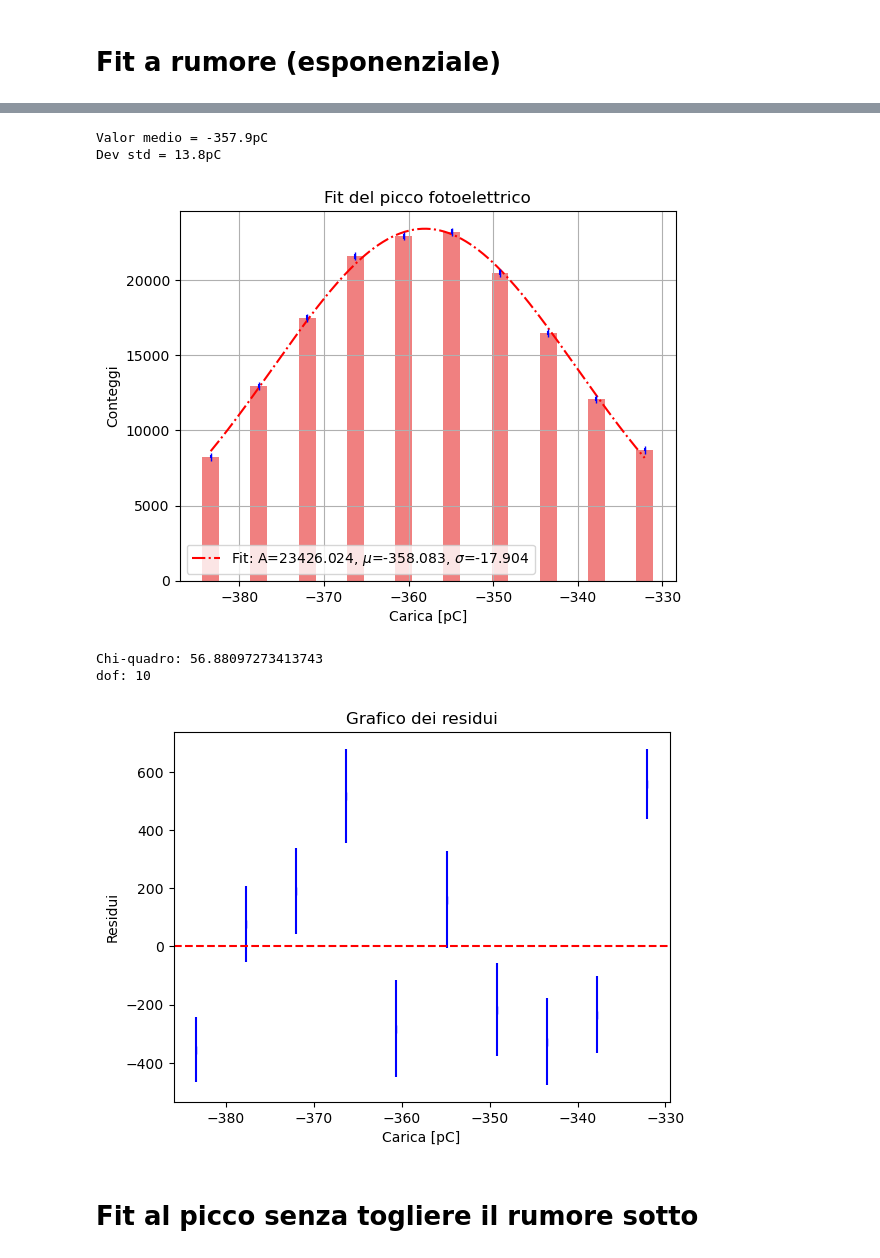
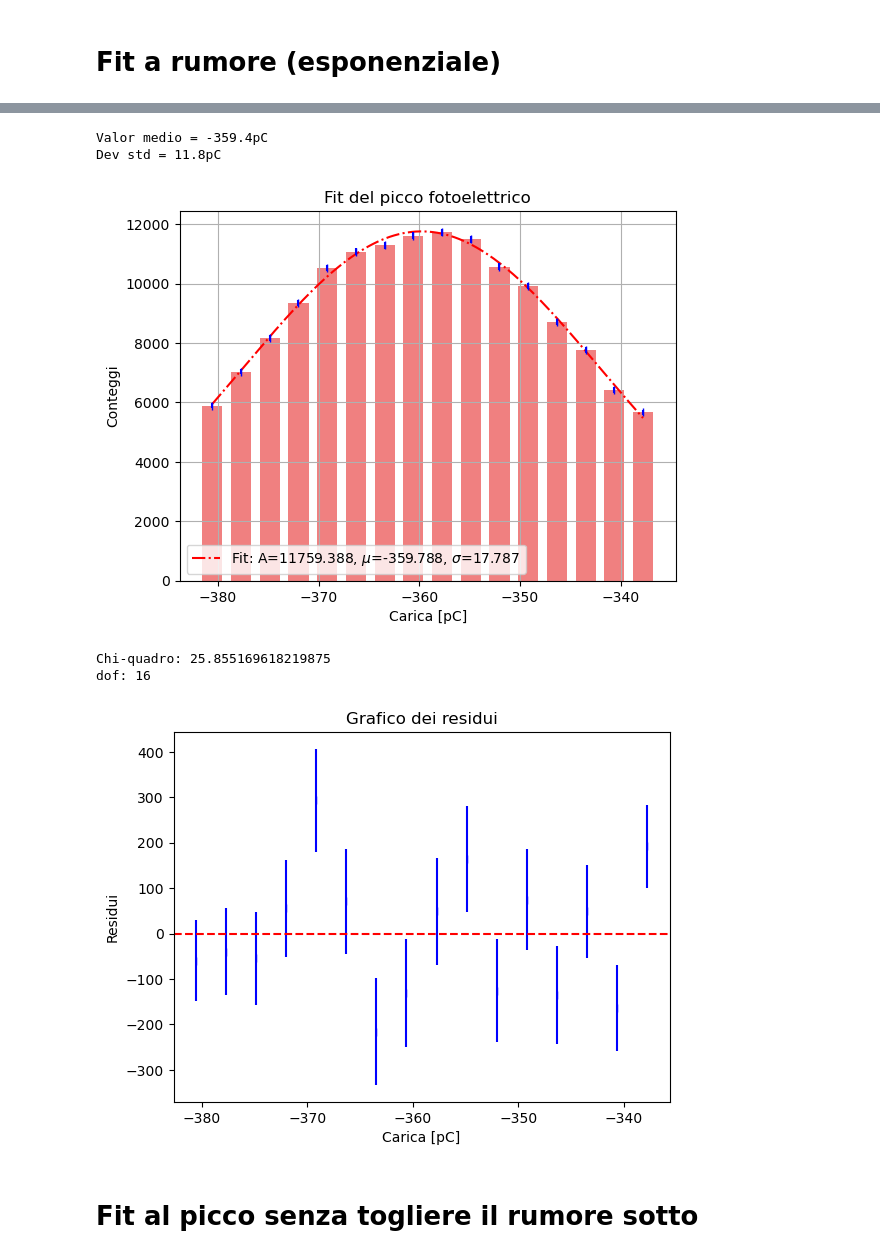
Before and after one commit to 0-DvD-0/Sfera, a Jupyter notebook: Jupyter/SpectrumAnalysis_ch9.ipynb, the cells around one changed output, grey strips where cells are left out. Drawn from its saved outputs; the diff is of its cells as text; code cells hidden in the pictures.

```diff
--- a/Jupyter/SpectrumAnalysis_ch9.ipynb
+++ b/Jupyter/SpectrumAnalysis_ch9.ipynb
@@ -66,7 +66,7 @@ print("#Noise ripulita su ch " + str(channel) + " = " + str(len(chargeN)))
 #Eventi ripuliti su ch 9 = 913810
 #Noise ripulita su ch 9 = 39579
 # %%
-bin = 100 #Binnaggio scelto?
+bin = 200 #Binnaggio scelto?
 
 binN , edgeN , _= plt.hist(chargeN, bins=bin, range=(-600, Q_max),
                            density = False, label = "Background\n" + str(len(chargeN)) + " evt")
@@ -359,7 +362,7 @@ trash = plt.bar(edgeN[int(bin*37/100):int(bin*47/100)], bin_signal[int(bin*37/10
 # %%
-edge_photo=edgeN[int(bin*37/100):int(bin*47/100)]
-counts_photo=binSign[int(bin*37/100):int(bin*47/100)]
-err_photo=err[int(bin*37/100):int(bin*47/100)]
+edge_photo=edgeN[int(bin*38/100):int(bin*46/100)]
+counts_photo=binSign[int(bin*38/100):int(bin*46/100)]
+err_photo=err[int(bin*38/100):int(bin*46/100)]
 
 #bin_centers = (edge_photo[:-1] + edge_photo[1:]) / 2
 bin_centers=edge_photo
@@ -387,39 +390,42 @@ x_values=np.linspace(np.min(edge_photo), np.max(edge_photo), 200)
 plt.plot(x_values, gaussian(x_values, *popt), 'r-', label='Fit: A=%5.3f, $\mu$=%5.3f, $\sigma$=%5.3f' % tuple(popt), ls = "-.")
 plt.errorbar(edge_photo, counts_photo, err_photo, color='blue', fmt='|')
 plt.legend()
 plt.xlabel('Carica [pC]')
 plt.ylabel('Conteggi')
 plt.title("Fit del picco fotoelettrico")
 plt.grid()
 plt.savefig("../Fig/Picco_Cs.png")
 plt.show()
 
 #fare chi quadro e residui
 valori_previsti = gaussian(edge_photo, *popt)
 
 # 2. Calcola il chi-quadro
 chi_quadro = np.sum(((counts_photo - valori_previsti) / err_photo)**2)
 
 print("Chi-quadro:", chi_quadro)
 print("dof:", np.size(counts_photo))
 
 # 3. Calcola i residui
 residui = counts_photo - valori_previsti
 
 # 4. Traccia il grafico dei residui
 plt.errorbar(edge_photo, residui, err_photo,color='blue', fmt='|')
 plt.axhline(y=0, color='red', linestyle='--')
 plt.xlabel('Carica [pC]')
 plt.ylabel('Residui')
 plt.title('Grafico dei residui')
 plt.show()
+
+stima2=popt[1]
+inc2=pcov[1][1]
 # %% [output]
-Valor medio = -357.9pC
-Dev std = 13.8pC
+Valor medio = -359.4pC
+Dev std = 11.8pC
-[figure, old version]
+[figure, new version]
-Chi-quadro: 56.88097273413743
-dof: 10
+Chi-quadro: 25.855169618219875
+dof: 16
-[figure, old version]
+[figure, new version]
 # %% [markdown]
 # Fit al picco senza togliere il rumore sotto
 # %%
```
Also changed, not shown: parts of 22 cells of this notebook, 1 other file.
